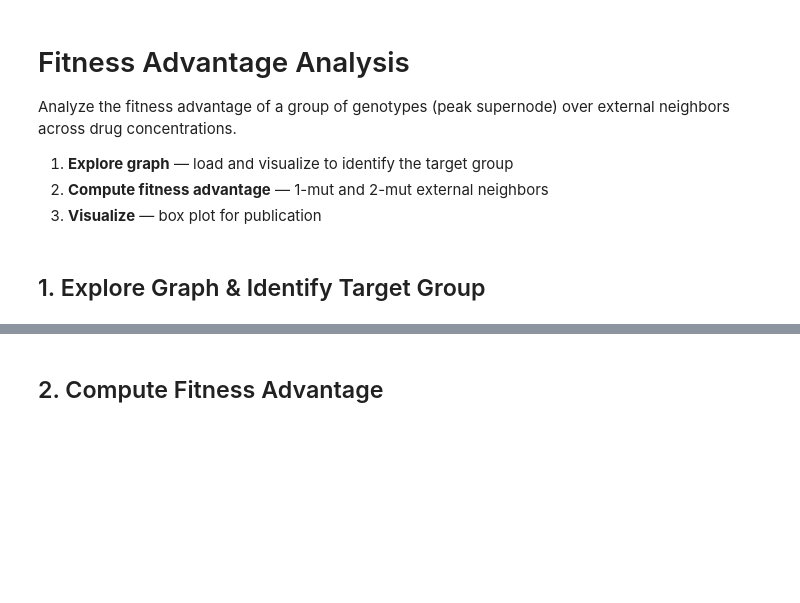
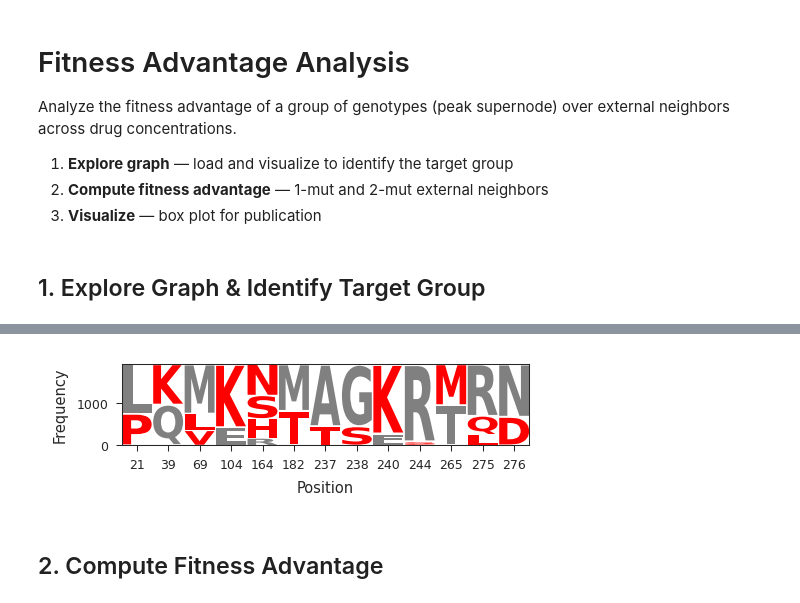
Before and after one commit to devinzxmeng/fitness-landscape-graph, a Jupyter notebook: exps/exp-02-nc-response/fitness_advantage_analysis.ipynb, the cells around one changed output, grey strips where cells are left out. Saved outputs shown, nothing was run; the diff lists cells and outputs as text; code cells hidden in the pictures; blank space fills up the shorter version.

```diff
--- a/exps/exp-02-nc-response/fitness_advantage_analysis.ipynb
+++ b/exps/exp-02-nc-response/fitness_advantage_analysis.ipynb
@@ -70,3 +70,22 @@ Sample genotypes: ['.....T.SK.M..', '..VKS...K....', '....NT..K..QD', 'P.LKN...K
+# %%
+import os
+from fitness_landscape_graph.make_logo import plot_logo, all_mutations, intended
+
+output_dir = f"./outputs/fitness-advantage-azt-{int(concentration)}"
+os.makedirs(output_dir, exist_ok=True)
+
+# Sequence logo of the group genotypes
+fig_logo = plot_logo(
+    list(group_genotypes),
+    all_mutations,
+    intended,
+    figsize=(SINGLE_COL, SINGLE_COL * 0.2),
+)
+fig_logo.savefig(f"{output_dir}/group_logo_azt_{int(concentration)}.png", bbox_inches="tight", dpi=1000)
+fig_logo.savefig(f"{output_dir}/group_logo_azt_{int(concentration)}.pdf", bbox_inches="tight")
+plt.show()
+# %% [output]
+[figure, added]
 # %% [markdown]
 ## 2. Compute Fitness Advantage
 # %%
```
Also changed, not shown: parts of 3 cells of this notebook, 4 other files.
